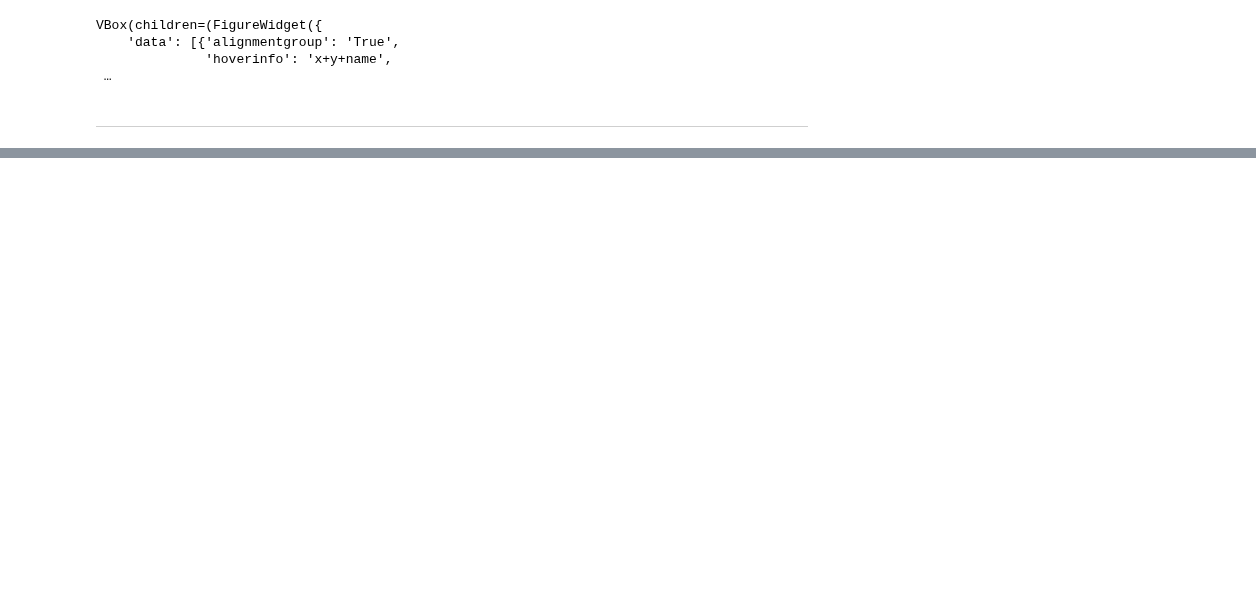
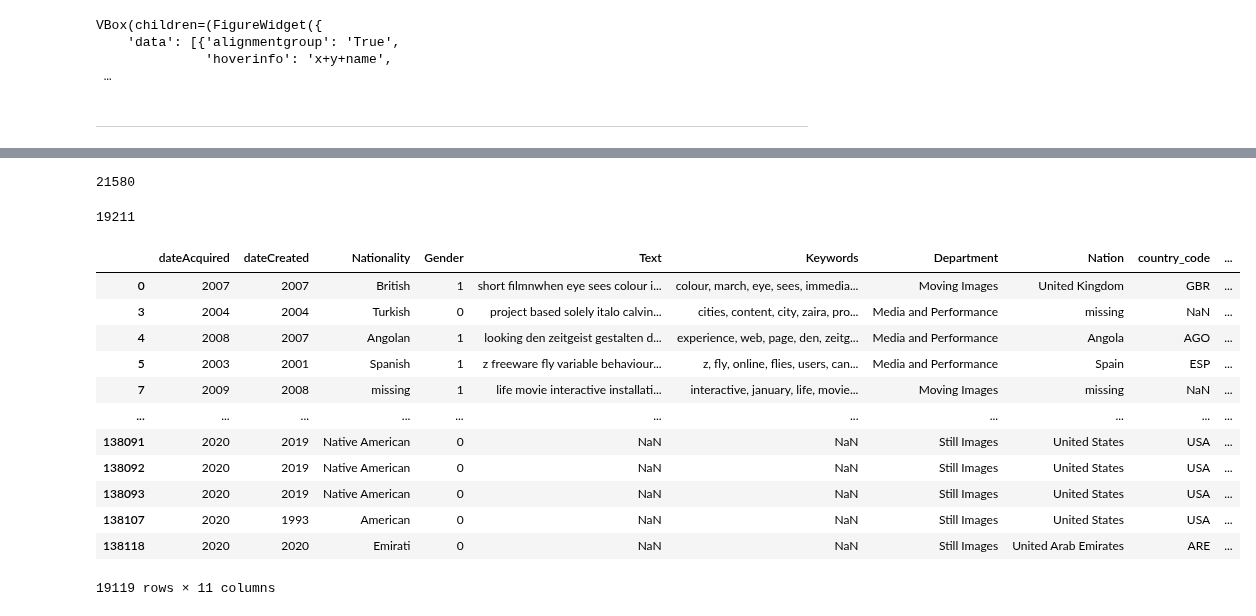
Before and after one commit to laurentfintoni/Net-Art-Rev, a Jupyter notebook: net_art_revolution.ipynb, the cells around one changed output, grey strips where cells are left out. Saved outputs shown, nothing was run; the diff lists cells and outputs as text; code cells hidden in the pictures; blank space fills up the shorter version.

```diff
--- a/net_art_revolution.ipynb
+++ b/net_art_revolution.ipynb
@@ -1609,0 +1682,19 @@ VBox(children=(FigureWidget({
+# %%
+moma_parallel = moma_rhz_compare.copy()
+moma_parallel['Nation'] = ''
+moma_parallel = moma_parallel.drop(['URL', 'Title', 'Artist'], axis=1)
+nats_moma = set(moma_parallel.Nationality)
+for item in nats_moma:
+    my = corrections[corrections['Aalborgenser'] == item]
+    country = my[:1]['Aalborg'].values
+    if len(country)>0:
+        country_str = my[:1]['Aalborg'].values[0]
+        moma_parallel.loc[moma_parallel["Nationality"] == item, "Nation"] = country_str
+moma_parallel['Nation'] = moma_parallel['Nation'].replace('', 'missing')
+moma_parallel['country_code'] = moma_parallel['Nation'].apply(lambda country: do_fuzzy_search(country))
+moma_parallel['Divide'] = moma_parallel['Nation'].apply(lambda country: getDivide(country))
+moma_parallel = moma_parallel.replace(['Photography', 'Drawings & Prints'], 'Still Images').replace(['Film'], 'Moving Images')
+# %%
+len(moma_parallel)
+# %% [output]
+21580
@@ -1609,0 +1708,36 @@ VBox(children=(FigureWidget({
+# %%
+len(test)
+# %% [output]
+19211
+# %%
+rhz_parallel_both = rhz_parallel.copy()
+rhz_parallel_both = rhz_parallel_both.rename(columns={"Medium": "Department"})
+rhz_parallel_both['Source'] = 'Rhizome'
+moma_parallel_both = moma_parallel.copy()
+moma_parallel_both['Source'] = 'MoMA (sampled)'
+moma_parallel_both = moma_parallel_both.loc[moma_parallel_both['Department'] != 'Architecture & Design']
+moma_parallel_both = moma_parallel_both.loc[moma_parallel_both['Department'] != 'Fluxus Collection']
+moma_parallel_both = moma_parallel_both.loc[moma_parallel_both['Department'] != 'Painting & Sculpture']
+moma_rhz_parallel_both = pd.concat([rhz_parallel_both, moma_parallel_both])
+# %%
+moma_rhz_parallel_both = moma_rhz_parallel_both.loc[moma_rhz_parallel_both['Gender'] != 'missing']
+moma_rhz_parallel_both['Gender'] = moma_rhz_parallel_both['Gender'].astype(str)
+moma_rhz_parallel_both = moma_rhz_parallel_both[~moma_rhz_parallel_both.Gender.str.contains(',')]
+moma_rhz_parallel_both = moma_rhz_parallel_both.replace('M', 1)
+moma_rhz_parallel_both = moma_rhz_parallel_both.replace('F', 0)
+moma_rhz_parallel_both = moma_rhz_parallel_both.drop(['ID', 'ThumbnailURL', 'ConstituentID', 'Medium'], axis=1)
+moma_rhz_parallel_both
+# %% [output]
+|  | dateAcquired | dateCreated | Nationality | Gender | Text | Keywords | Department | Nation | country_code | ... |
+| 0 | 2007 | 2007 | British | 1 | short filmnwhen eye sees colour i... | colour, march, eye, sees, immedia... | Moving Images | United Kingdom | GBR | ... |
+| 3 | 2004 | 2004 | Turkish | 0 | project based solely italo calvin... | cities, content, city, zaira, pro... | Media and Performance | missing | NaN | ... |
+| 4 | 2008 | 2007 | Angolan | 1 | looking den zeitgeist gestalten d... | experience, web, page, den, zeitg... | Media and Performance | Angola | AGO | ... |
+| 5 | 2003 | 2001 | Spanish | 1 | z freeware fly variable behaviour... | z, fly, online, flies, users, can... | Media and Performance | Spain | ESP | ... |
+| 7 | 2009 | 2008 | missing | 1 | life movie interactive installati... | interactive, january, life, movie... | Moving Images | missing | NaN | ... |
+| ... | ... | ... | ... | ... | ... | ... | ... | ... | ... | ... |
+| 138091 | 2020 | 2019 | Native American | 0 | NaN | NaN | Still Images | United States | USA | ... |
+| 138092 | 2020 | 2019 | Native American | 0 | NaN | NaN | Still Images | United States | USA | ... |
+| 138093 | 2020 | 2019 | Native American | 0 | NaN | NaN | Still Images | United States | USA | ... |
+| 138107 | 2020 | 1993 | American | 0 | NaN | NaN | Still Images | United States | USA | ... |
+| 138118 | 2020 | 2020 | Emirati | 0 | NaN | NaN | Still Images | United Arab Emirates | ARE | ... |
+19119 rows × 11 columns
```
Also changed, not shown: parts of 25 cells of this notebook.
